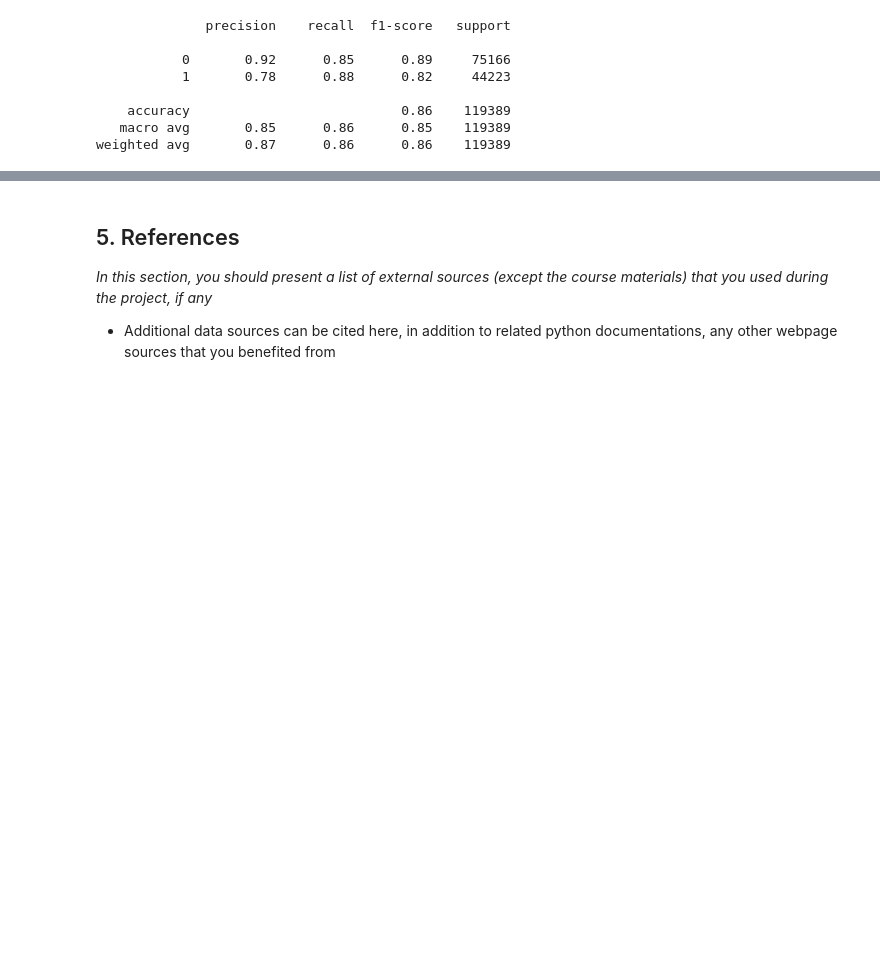
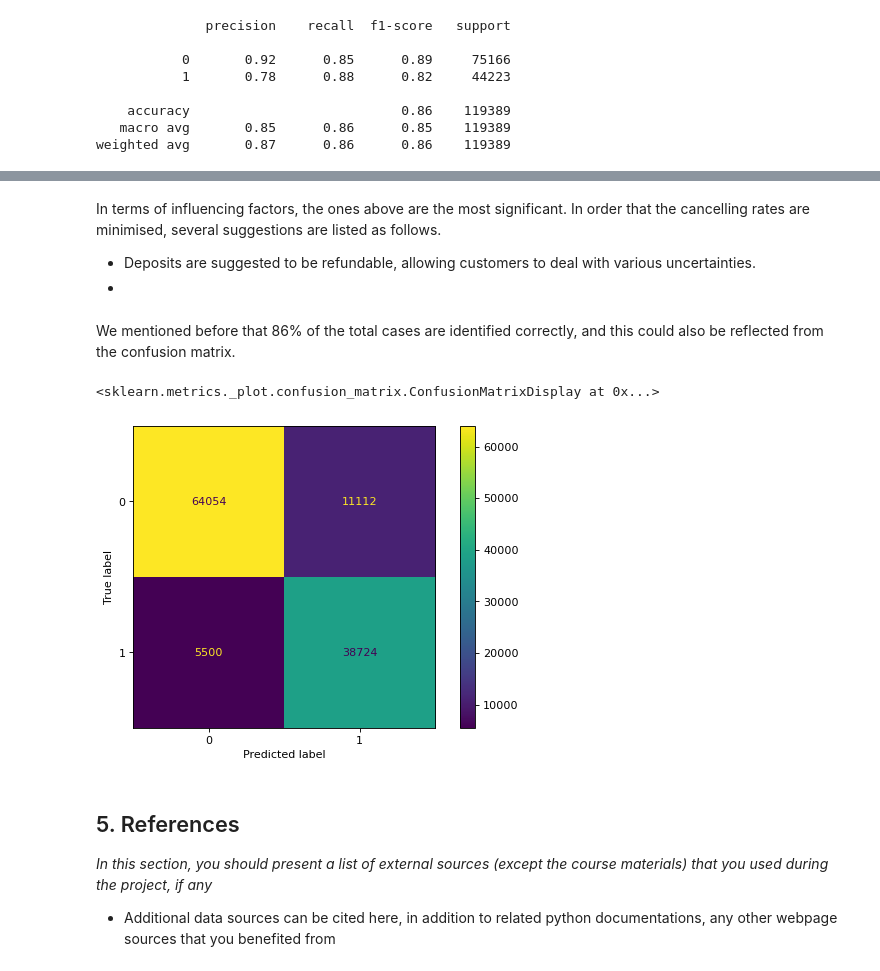
Before and after one commit to Machine-Learning-in-Python-Group-24/Machine-Learning-in-Python-Group-24, a Jupyter notebook: Project 2/project2.ipynb, the cells around one changed output, grey strips where cells are left out. Saved outputs shown, nothing was run; the diff lists cells and outputs as text; code cells hidden in the pictures; blank space fills up the shorter version.

```diff
--- a/Project 2/project2.ipynb
+++ b/Project 2/project2.ipynb
@@ -841,6 +838,18 @@ df_fi1[df_fi1.Importance >= 0.05]
 | 10 | total_of_special_requests | 0.062736 |
 | 11 | previous_cancel_rate | 0.062115 |
 | 53 | deposit_type_Non Refund | 0.292478 |
+# %% [markdown]
+In terms of influencing factors, the ones above are the most significant. In order that the cancelling rates are minimised, several suggestions are listed as follows.
+
+- Deposits are suggested to be refundable, allowing customers to deal with various uncertainties.
+-
+# %% [markdown]
+We mentioned before that 86% of the total cases are identified correctly, and this could also be reflected from the confusion matrix.
+# %%
+plot_confusion_matrix(dd, df_X.values, y)
+# %% [output]
+<sklearn.metrics._plot.confusion_matrix.ConfusionMatrixDisplay at 0x...>
+[figure, added]
 # %% [markdown]
 ## 5. References
 
```
Also changed, not shown: parts of 31 cells of this notebook.
